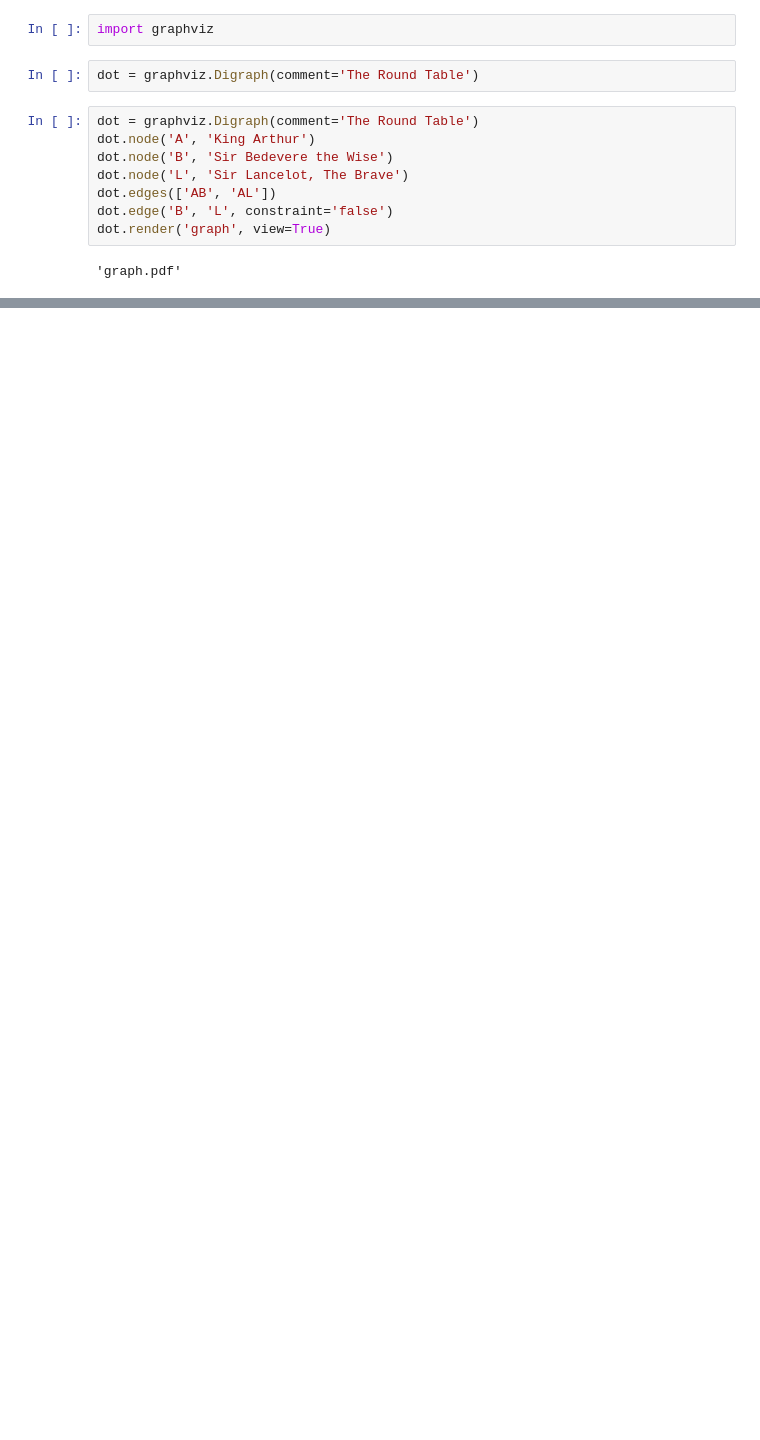
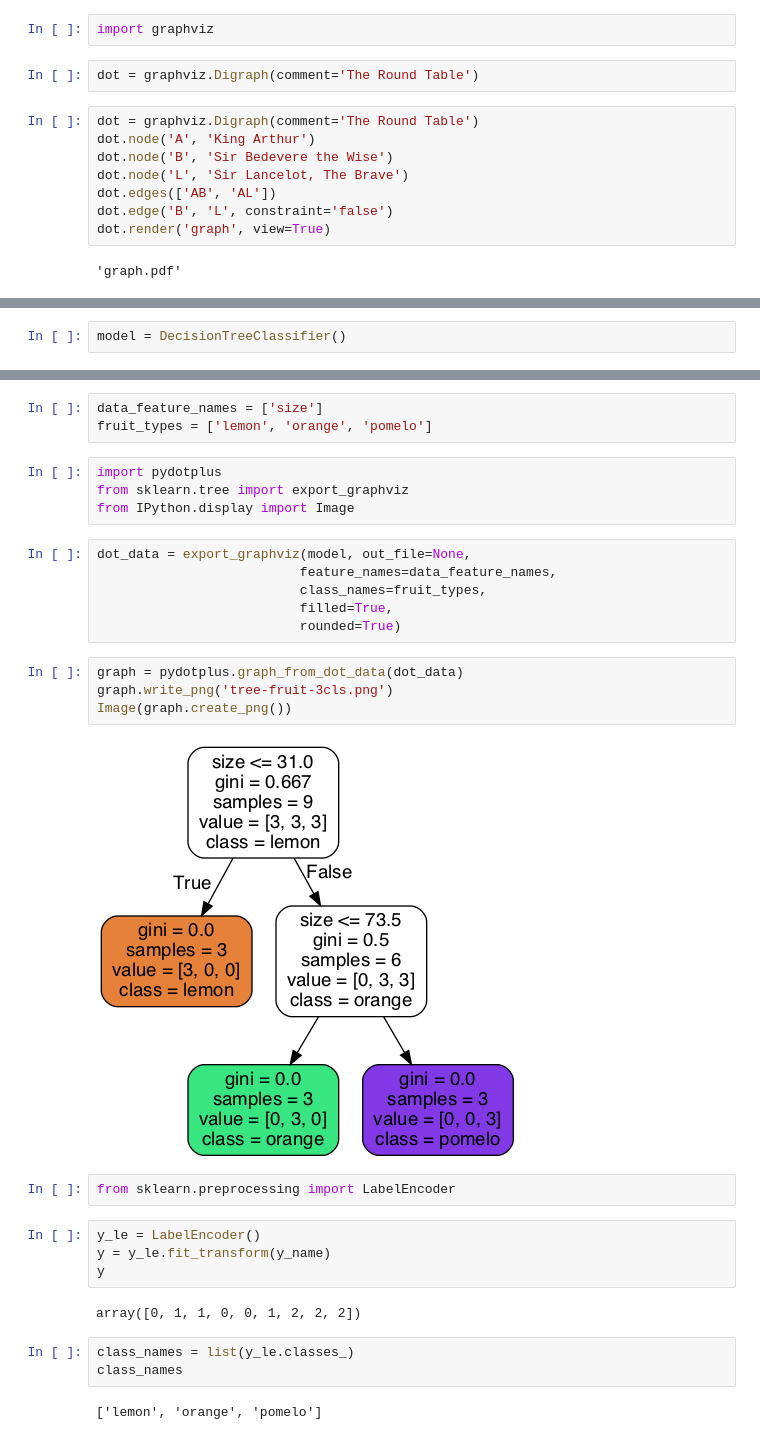
Before and after one commit to aukrit1993/my_machine_learning, a Jupyter notebook: chapter_15.ipynb, the cells around one changed output, grey strips where cells are left out. Drawn from its saved outputs; the diff is of its cells as text; blank space fills up the shorter version.

```diff
--- a/chapter_15.ipynb
+++ b/chapter_15.ipynb
@@ -82,0 +126,2 @@ dot.render('graph', view=True)
+# %%
+model = DecisionTreeClassifier()
@@ -82,0 +144,32 @@ dot.render('graph', view=True)
+# %%
+data_feature_names = ['size']
+fruit_types = ['lemon', 'orange', 'pomelo']
+# %%
+import pydotplus
+from sklearn.tree import export_graphviz
+from IPython.display import Image
+# %%
+dot_data = export_graphviz(model, out_file=None,
+                          feature_names=data_feature_names,
+                          class_names=fruit_types,
+                          filled=True,
+                          rounded=True)
+# %%
+graph = pydotplus.graph_from_dot_data(dot_data)
+graph.write_png('tree-fruit-3cls.png')
+Image(graph.create_png())
+# %% [output]
+[figure, added]
+# %%
+from sklearn.preprocessing import LabelEncoder
+# %%
+y_le = LabelEncoder()
+y = y_le.fit_transform(y_name)
+y
+# %% [output]
+array([0, 1, 1, 0, 0, 1, 2, 2, 2])
+# %%
+class_names = list(y_le.classes_)
+class_names
+# %% [output]
+['lemon', 'orange', 'pomelo']
```
Also changed, not shown: parts of 27 cells of this notebook.
